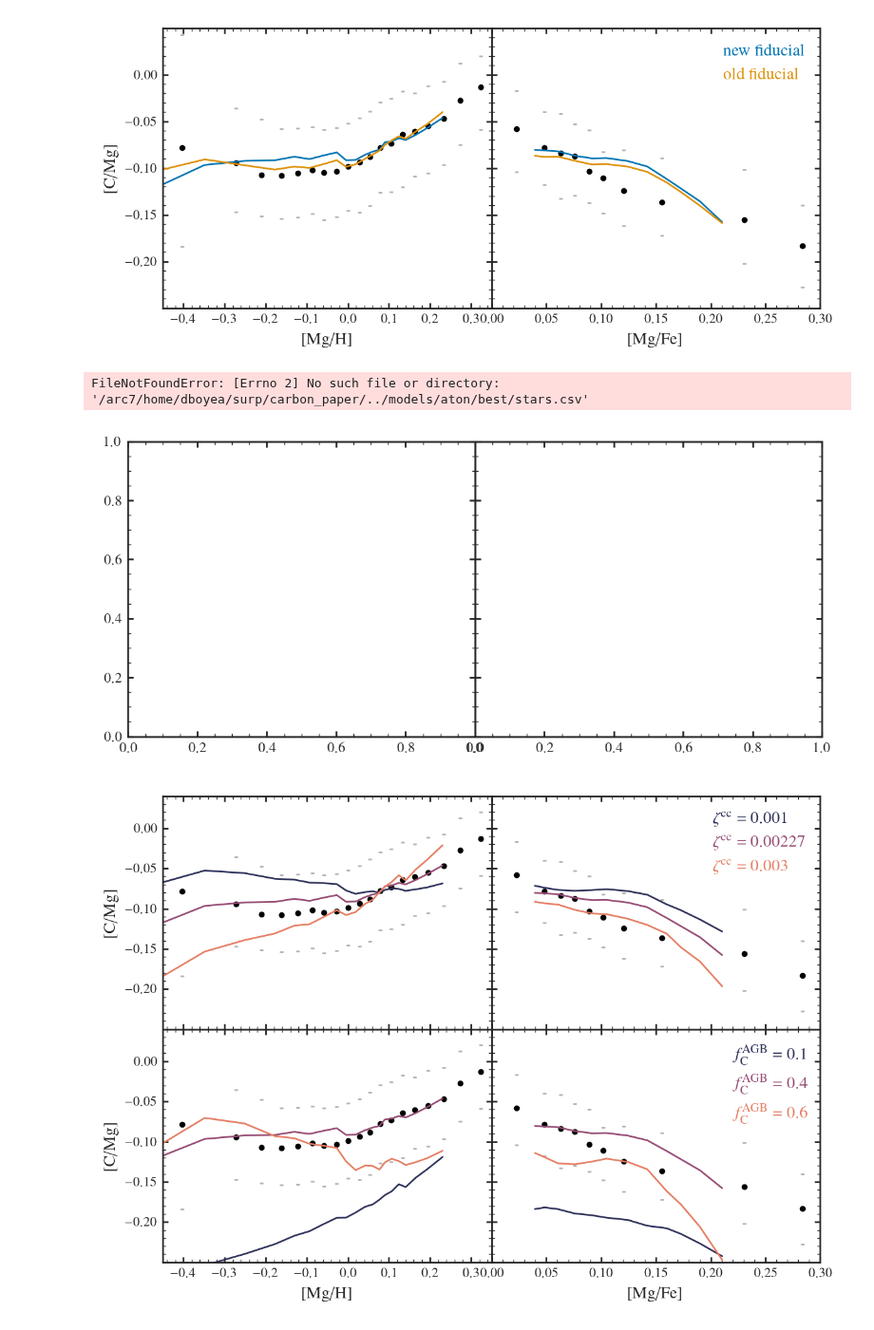
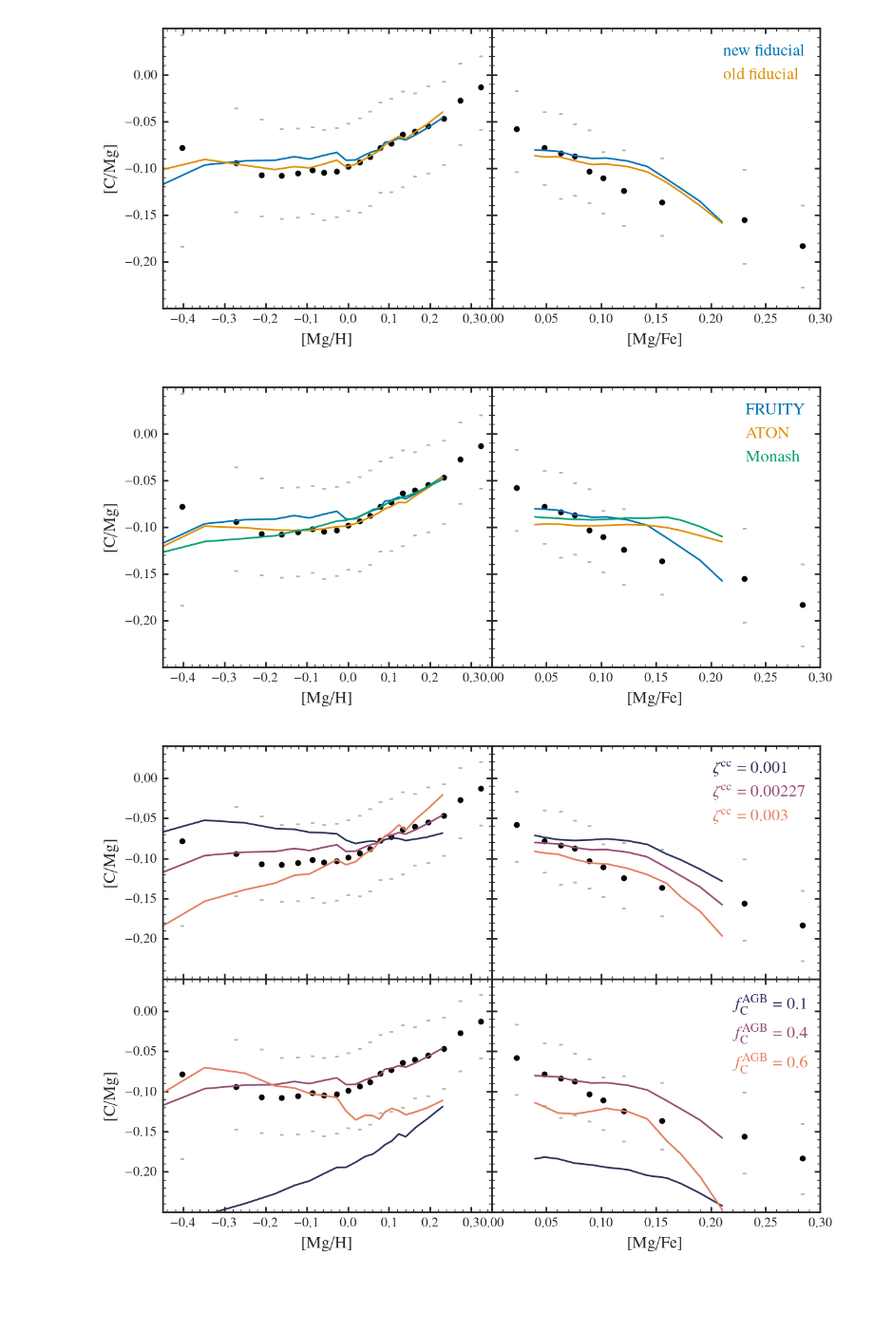
Before and after one commit to aeyobd/surp, a Jupyter notebook: carbon_paper/milkyway_models.ipynb, the cells around one changed output. Shown at 95% size. Saved outputs shown, nothing was run; the diff lists cells and outputs as text; code cells hidden in the pictures; blank space fills up the shorter version.

```diff
--- a/carbon_paper/milkyway_models.ipynb
+++ b/carbon_paper/milkyway_models.ipynb
@@ -50,20 +50,18 @@ plt.savefig("figures/new_fiducial.pdf")
 # %%
 names = [
     "fiducial/run",
-    "aton/best",
-    "monash/best",
-   # "nugrid/best",
-  # "analytic/mc_best",
+    "aton/run",
+    "monash/run",
+   # "nugrid/run",
   ]
 
-labels = ["FRUITY", "ATON", "Monash",  "NuGrid"]# "analytic"]
+labels = ["FRUITY", "ATON", "Monash",  "NuGrid"]
 
 compare(names, labels)
 plt.ylim(-0.25, 0.05)
 plt.savefig("figures/sims_agb.pdf")
 # %% [output]
-FileNotFoundError: [Errno 2] No such file or directory: '/arc7/home/dboyea/surp/carbon_paper/../models/aton/best/stars.csv'
-[figure, old version]
+[figure, new version]
 # %%
 fig, axs = plt.subplots(2, 2, figsize=(7, 5), sharex="col", sharey=True, gridspec_kw={"wspace": 0, "hspace": 0})
 
```
Also changed, not shown: 51 other files.
